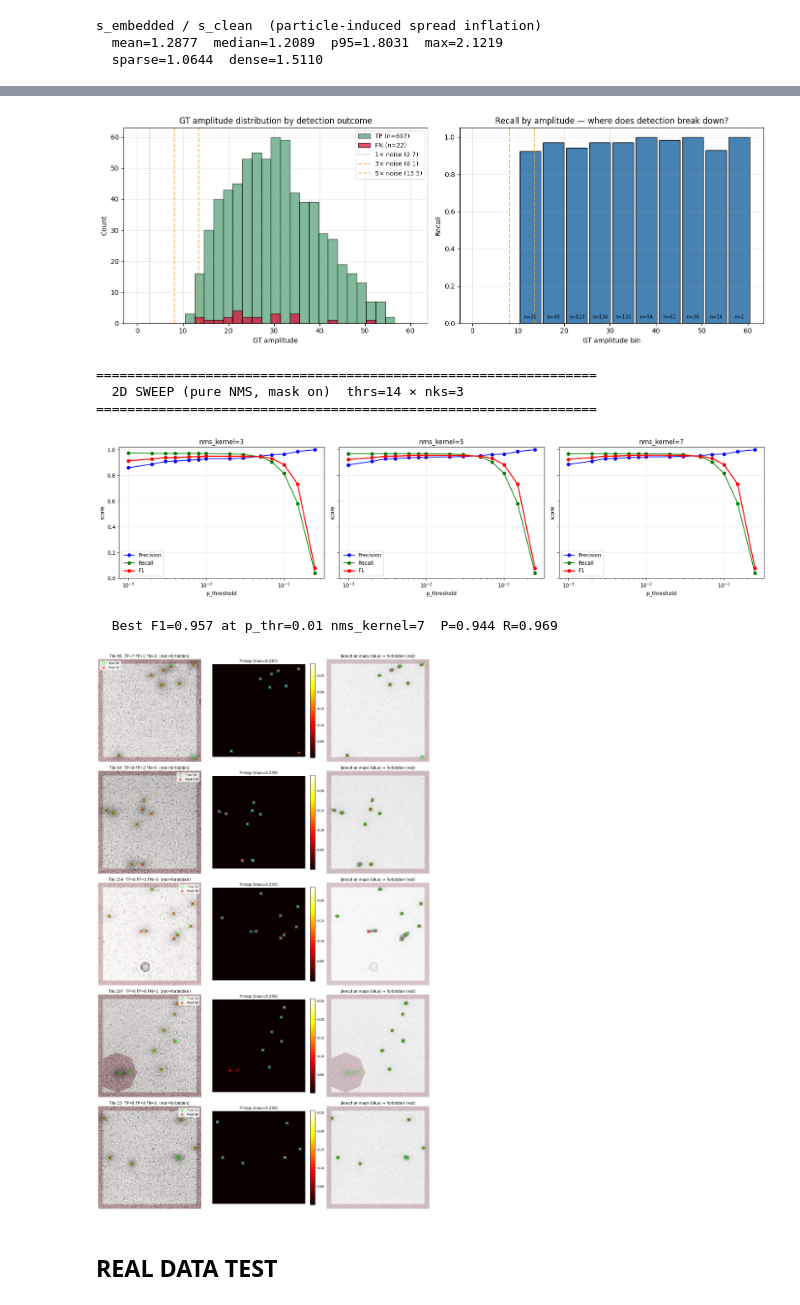
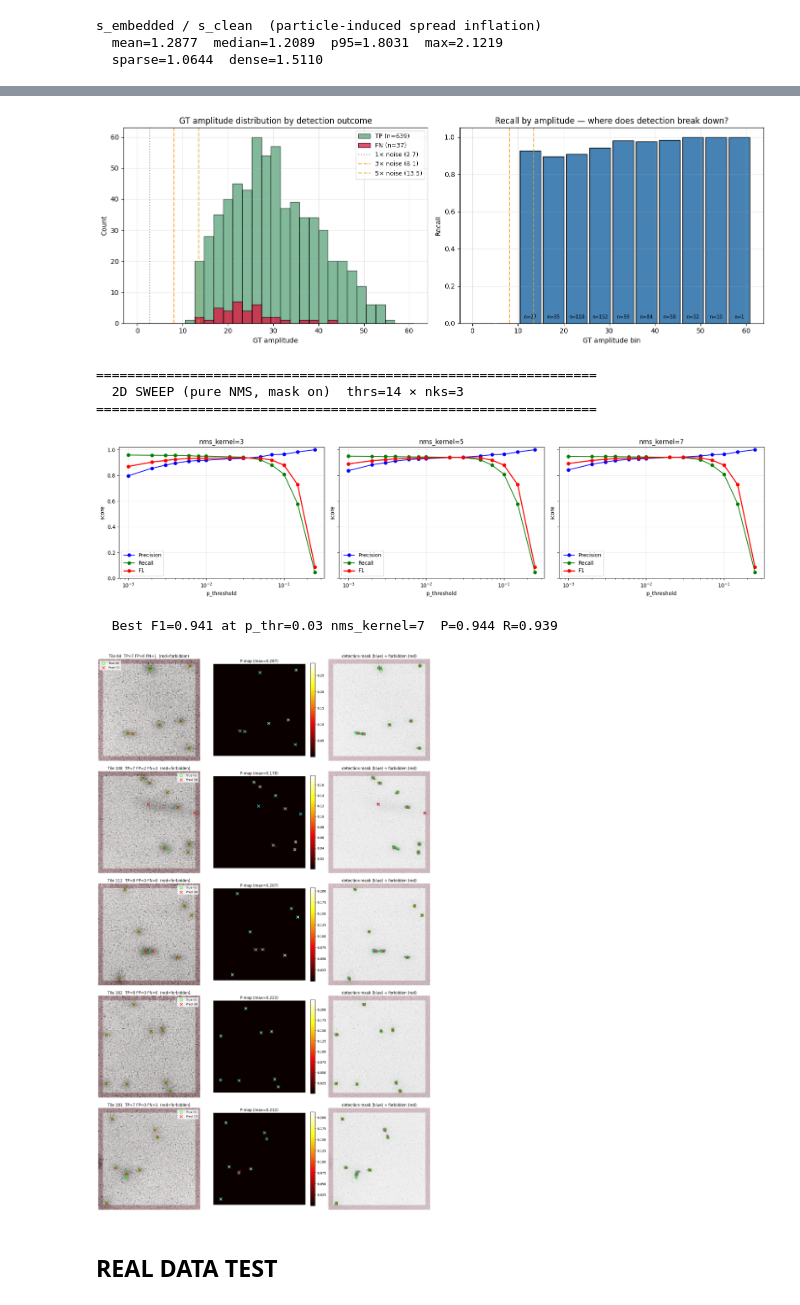
Before and after one commit to superstem000/LOCA_PRAM, a Jupyter notebook: LOCA_PRAM_main_downsampled.ipynb, the cells around one changed output, grey strips where cells are left out. Cells and saved outputs as stored; diff of their text form; code cells hidden in the pictures.

```diff
--- a/LOCA_PRAM_main_downsampled.ipynb
+++ b/LOCA_PRAM_main_downsampled.ipynb
@@ -336,8 +336,8 @@ if __name__ == '__main__':
 import glob
 import os
 
-BG_FOLDER = 'demo_0001/background/'
-TRAIN_FOV_COUNT = 200
+BG_FOLDER = 'demo_0001/background_defect/'
+TRAIN_FOV_COUNT = 104
 SPLIT_SEED = 42
 # Min fraction of pixels that are placeable AFTER marker dilation + edge margin.
 # Direct gate on what generate_simulation_image can actually use; replaces the
@@ -472,7 +472,7 @@ def generate_simulation_image(img_size, bg_tiles, num_gaus_low=1, num_gaus_high=
     # Defocus: symmetric widening, integrated intensity preserved.
     # Motion blur: rank-1 covariance term along a per-tile drift axis.
     # Both drawn once per tile (FOV-wide physical effects).
-    defocus       = np.random.uniform(1.0, 1.5)
+    defocus       = np.random.uniform(1.0, 1.4)
     motion_theta  = np.random.uniform(0.0, 2.0 * np.pi)
     motion_length = np.random.uniform(0.0, 1.5)          # px
     sigma_motion  = motion_length / 2.35                  # FWHM → σ
@@ -2226,7 +2226,7 @@ def run_validation_test(model, device, bg_tiles, num_test_tiles=200,
 # ============ RUN ============
 if __name__ == '__main__':
     model = GaussianMixtureModel(num_channels=1)
-    model_path = os.path.join(os.getcwd(), 'pram_dense_final_v9.pth')
+    model_path = os.path.join(os.getcwd(), 'pram_dense_final_v10.pth')
     device = torch.device("cuda:0" if torch.cuda.is_available() else "cpu")
     print(f"Loading model: {model_path}")
     model.load_state_dict(torch.load(model_path, map_location=device))
@@ -2269,10 +2269,10 @@ Suppression: marker-buffer (24px) + edge (6px) — matches training forbidden ma
-[figure, old version]
+[figure, new version]
 ================================================================
   2D SWEEP (pure NMS, mask on)  thrs=14 × nks=3
 ================================================================
-[figure, old version]
+[figure, new version]
-  Best F1=0.957 at p_thr=0.01 nms_kernel=7  P=0.944 R=0.969
+  Best F1=0.941 at p_thr=0.03 nms_kernel=7  P=0.944 R=0.939
-[figure, old version]
+[figure, new version]
 # %% [markdown]
 ## REAL DATA TEST
 # %%
```
Also changed, not shown: parts of 7 cells of this notebook, 2 other files.
